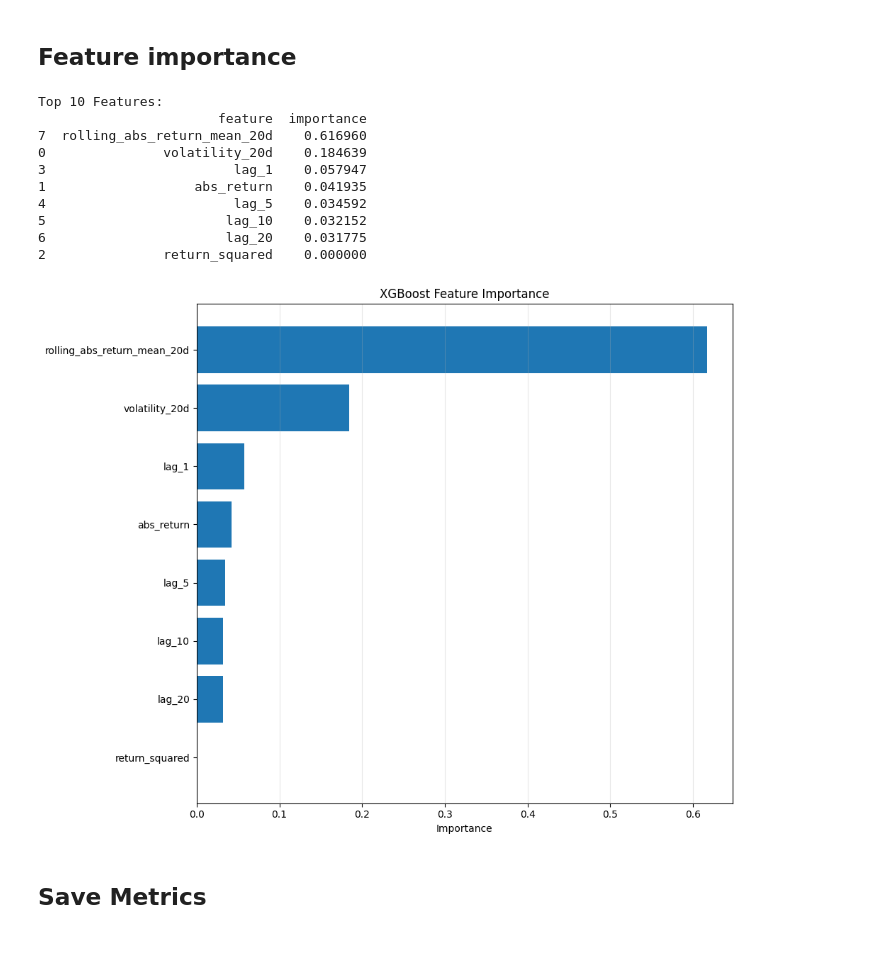
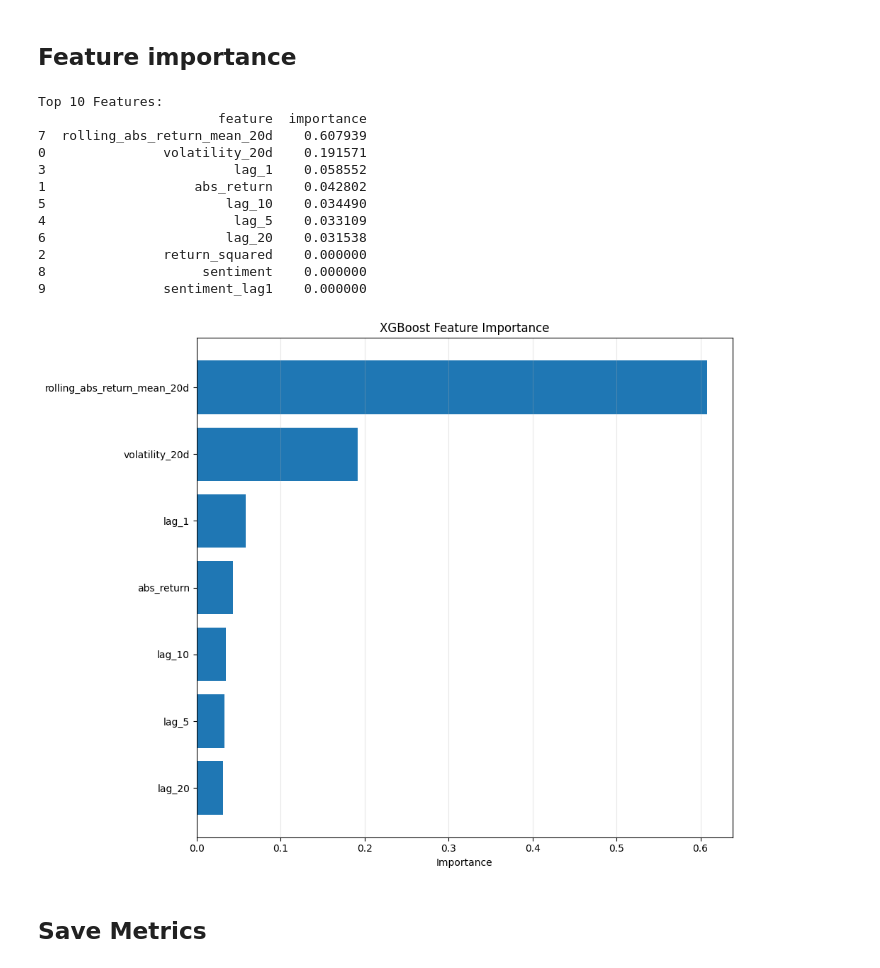
Before and after one commit to coder-red/Financial-volatility-forecasting, a Jupyter notebook: notebooks/03_xgboost.ipynb, the cells around one changed output. Drawn from its saved outputs; the diff is of its cells as text; code cells hidden in the pictures.

```diff
--- a/notebooks/03_xgboost.ipynb
+++ b/notebooks/03_xgboost.ipynb
@@ -32,0 +19,4 @@ df.head()
+# %%
+df = load_features()
+df = df.drop(['sentiment', 'sentiment_lag1', 'sentiment_scaled'], axis=1)
+df
@@ -126,27 +180,29 @@ print(importance_df.head(10))
 # %% [output]
 Top 10 Features:
                        feature  importance
-7  rolling_abs_return_mean_20d    0.616960
-0               volatility_20d    0.184639
-3                        lag_1    0.057947
-1                   abs_return    0.041935
-4                        lag_5    0.034592
-5                       lag_10    0.032152
-6                       lag_20    0.031775
+7  rolling_abs_return_mean_20d    0.607939
+0               volatility_20d    0.191571
+3                        lag_1    0.058552
+1                   abs_return    0.042802
+5                       lag_10    0.034490
+4                        lag_5    0.033109
+6                       lag_20    0.031538
 2               return_squared    0.000000
+8                    sentiment    0.000000
+9               sentiment_lag1    0.000000
 # %%
 plt.figure(figsize=(10, 8))
-top_features = importance_df.head(15)
+top_features = importance_df.head(7)
 plt.barh(range(len(top_features)), top_features['importance'].values)
 plt.yticks(range(len(top_features)), top_features['feature'].values)
 plt.xlabel('Importance')
 plt.title("XGBoost Feature Importance")
 plt.gca().invert_yaxis()
 plt.grid(axis='x', alpha=0.3)
 plt.tight_layout()
 plt.savefig(f"{RESULTS_DIR}/figures/xgboost/feature_importance.png", dpi=300, bbox_inches="tight")
 # %% [output]
-[figure, old version]
+[figure, new version]
 # %% [markdown]
 ## Save Metrics
 # %%
```
Also changed, not shown: parts of 12 cells of this notebook, 22 other files.
